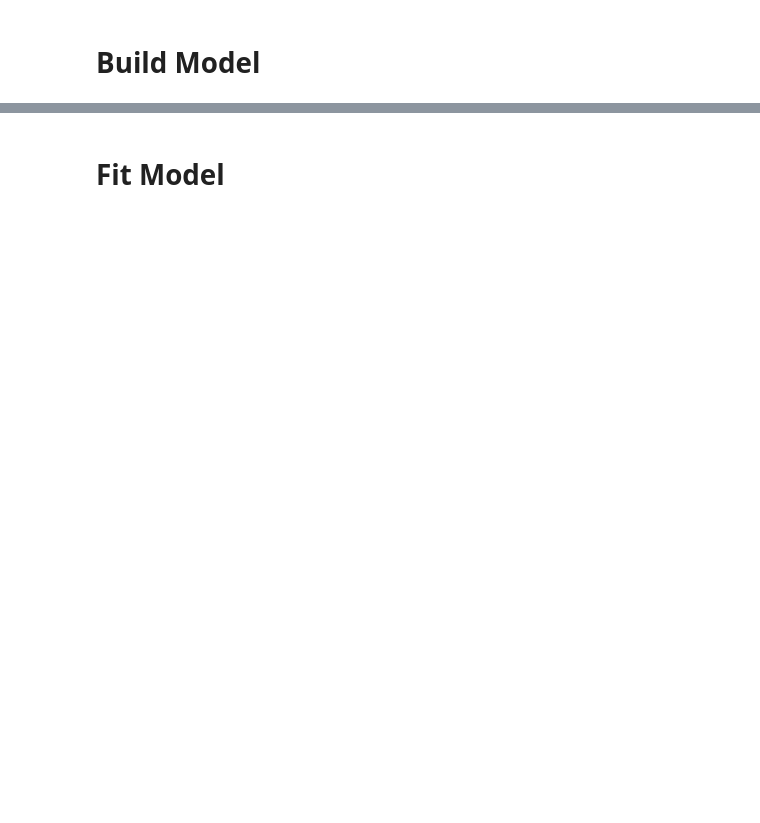
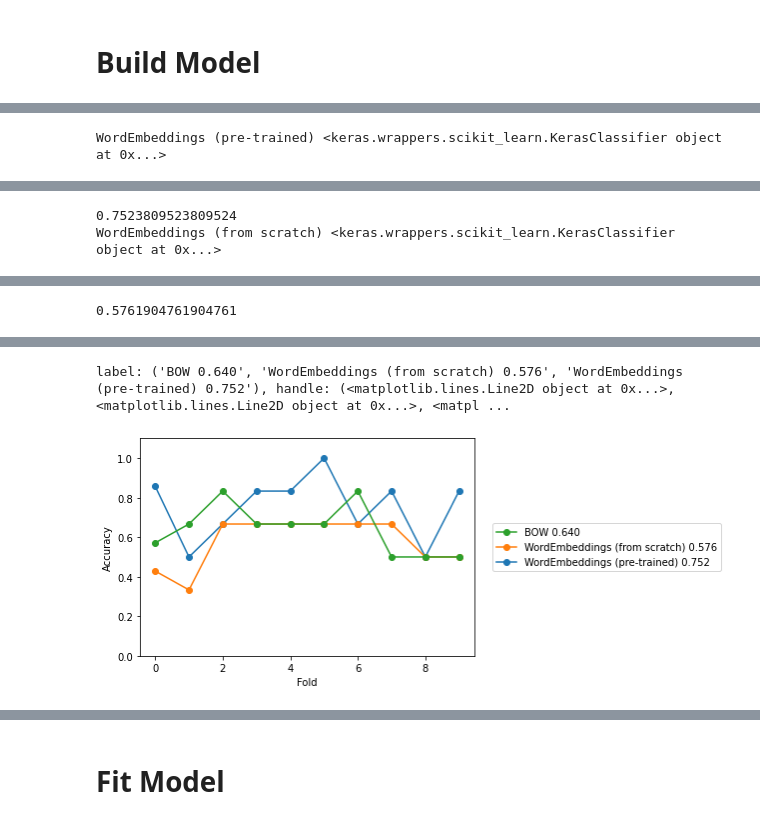
Before and after one commit to sminerport/chatbot, a Jupyter notebook: intents_train.ipynb, the cells around one changed output, grey strips where cells are left out. Saved outputs shown, nothing was run; the diff lists cells and outputs as text; code cells hidden in the pictures; blank space fills up the shorter version.

Commit message:
cross-validation-pretrained-embeddings

```diff
--- a/intents_train.ipynb
+++ b/intents_train.ipynb
@@ -85,6 +117,7 @@ inference_load_intents_from = os.path.join(intents_path, 'intents_job_intents.js
 
 words = []
 tags = []
+classes = []
 documents = []
 all_patterns = []
 all_tags = []
@@ -193,0 +376,19 @@ Size of vocab: 89
+# %%
+
+def create_model_bag():
+
+    model = Sequential()
+    model.add(Dense(128, input_shape=(len(X_train_bag[0]),), activation='relu'))
+    model.add(Dropout(0.5))
+    model.add(Dense(64, activation='relu'))
+    model.add(Dropout(0.5))
+    model.add(Dense(len(y_train_bag[0]), activation='softmax'))
+
+    # Compile model.  Stochastic gradient descent with Nesterov accelerated
+    # gradient gives good
+    # results for this model
+    sgd = SGD(learning_rate=0.01, decay=1e-6, momentum=0.9, nesterov=True)
+    model.compile(loss='sparse_categorical_crossentropy', optimizer=sgd, metrics=['accuracy'])
+    print(model.summary())
+
+    return model
@@ -237,0 +494,53 @@ None
+# %%
+import matplotlib.pyplot as plt
+from sklearn.model_selection import cross_val_score
+from keras.wrappers.scikit_learn import KerasClassifier
+
+pretrained = KerasClassifier(build_fn=create_model_pretrained, epochs=300,
+                             batch_size=5, verbose=2)
+scratch = KerasClassifier(build_fn=create_model_scratch, epochs=300,
+                          batch_size=5, verbose=2)
+bag_of_words = KerasClassifier(build_fn=create_model_bag, epochs=300,
+                               batch_size=5, verbose=2)
+classifiers = {'WordEmbeddings (pre-trained)': pretrained,
+               'WordEmbeddings (from scratch)': scratch}
+
+kfold = StratifiedKFold(n_splits=10, shuffle=True, random_state=1)
+
+fig, ax = plt.subplots()
+for name, model in classifiers.items():
+    print(name, model)
+    cv_scores = cross_val_score(model,
+                                np.array(X_train_all),
+                                np.argmax(y_train_all, axis=1),
+                                cv=kfold,
+                                scoring='accuracy',
+                                n_jobs=-1,
+                                verbose=2)
+    print(cv_scores.mean())
+    my_lbl = f'{name} {cv_scores.mean():.3f}'
+    ax.plot(cv_scores, '-o', label=my_lbl)
+
+cv_scores = cross_val_score(bag_of_words,
+                           np.array(X_train_bag),
+                           np.argmax(y_train_bag, axis=1),
+                           cv=kfold,
+                           scoring='accuracy',
+                           n_jobs=-1,
+                           verbose=2)
+
+my_lbl = f'BOW {cv_scores.mean():.3f}'
+ax.plot(cv_scores, '-o', label=my_lbl)
+ax.set_ylim(0.0, 1.1)
+ax.set_xlabel('Fold')
+ax.set_ylabel('Accuracy')
+handles, labels = ax.get_legend_handles_labels()
+# sort both labels and handles by accuracy
+labels, handles = zip(*sorted(zip(labels, handles), key=lambda t: t[0]))
+print(f'label: {labels}, handle: {handles}')
+
+ax.legend(handles, labels, ncol=1, bbox_to_anchor=(1.04,.5),loc='center left')
+
+plt.show()
+# %% [output]
+WordEmbeddings (pre-trained) <keras.wrappers.scikit_learn.KerasClassifier object at 0x...>
@@ -237,0 +551,2 @@ None
+0.7523809523809524
+WordEmbeddings (from scratch) <keras.wrappers.scikit_learn.KerasClassifier object at 0x...>
@@ -237,0 +554 @@ None
+0.5761904761904761
@@ -237,0 +559,2 @@ None
+label: ('BOW 0.640', 'WordEmbeddings (from scratch) 0.576', 'WordEmbeddings (pre-trained) 0.752'), handle: (<matplotlib.lines.Line2D object at 0x...>, <matplotlib.lines.Line2D object at 0x...>, <matpl ...
+[figure, added]
```
Also changed, not shown: parts of 33 cells of this notebook, 2 other files.
